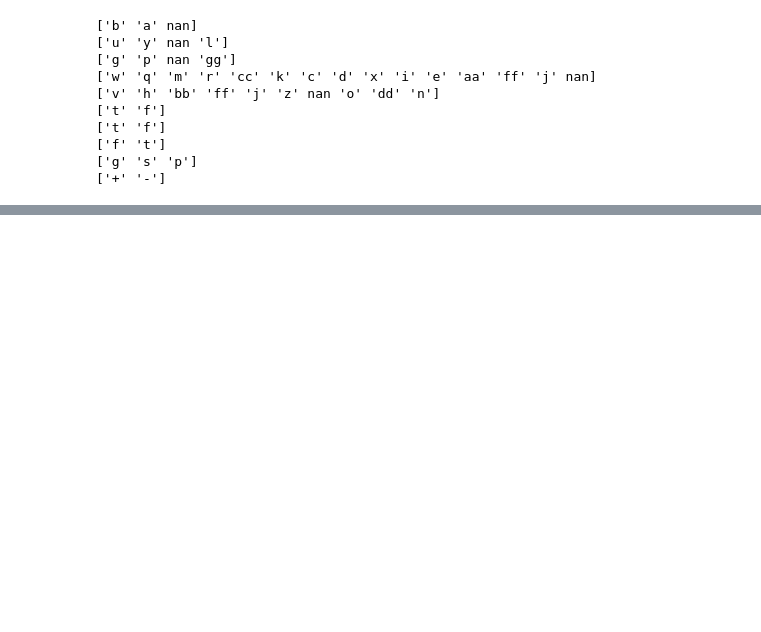
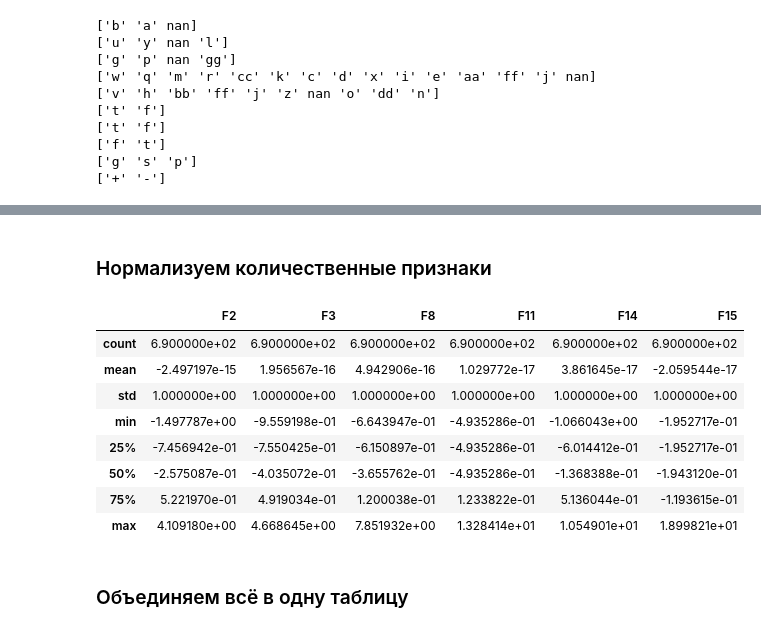
Before and after one commit to subv13/ru_ml_bootcamp, a Jupyter notebook: scoring_tutorial.ipynb, the cells around one changed output, grey strips where cells are left out. Saved outputs shown, nothing was run; the diff lists cells and outputs as text; code cells hidden in the pictures; blank space fills up the shorter version.

```diff
--- a/scoring_tutorial.ipynb
+++ b/scoring_tutorial.ipynb
@@ -119,0 +145,3 @@ for column in categorical_columns:
+# %%
+cat_col_describe = data.describe(include=[object])
+cat_col_describe
@@ -119,0 +154,4 @@ for column in categorical_columns:
+# %%
+# Заполняем пропуски номинальных признаков
+for col in categorical_columns:
+    data[col] = data[col].fillna(cat_col_describe[col]['top'])
@@ -119,0 +160,6 @@ for column in categorical_columns:
+# %%
+binary_columns = [col for col in categorical_columns
+                  if cat_col_describe[col]['unique'] == 2]
+nonbinary_columns = [col for col in categorical_columns
+                     if cat_col_describe[col]['unique'] > 2]
+print binary_columns, nonbinary_columns
@@ -119,0 +168,8 @@ for column in categorical_columns:
+# %%
+for col in binary_columns:
+    top = cat_col_describe[col]['top']
+    top_items = data[col] == top
+    data.loc[top_items, col] = 0
+    data.loc[np.logical_not(top_items), col] = 1
+
+data[binary_columns].describe()
@@ -119,0 +184,18 @@ for column in categorical_columns:
+# %% [markdown]
+### Нормализуем количественные признаки
+# %%
+data_numerical = data[numerical_columns]
+data_numerical = (data_numerical - data_numerical.mean()) / data_numerical.std()
+data_numerical.describe()
+# %% [output]
+|  | F2 | F3 | F8 | F11 | F14 | F15 |
+| count | 6.900000e+02 | 6.900000e+02 | 6.900000e+02 | 6.900000e+02 | 6.900000e+02 | 6.900000e+02 |
+| mean | -2.497197e-15 | 1.956567e-16 | 4.942906e-16 | 1.029772e-17 | 3.861645e-17 | -2.059544e-17 |
+| std | 1.000000e+00 | 1.000000e+00 | 1.000000e+00 | 1.000000e+00 | 1.000000e+00 | 1.000000e+00 |
+| min | -1.497787e+00 | -9.559198e-01 | -6.643947e-01 | -4.935286e-01 | -1.066043e+00 | -1.952717e-01 |
+| 25% | -7.456942e-01 | -7.550425e-01 | -6.150897e-01 | -4.935286e-01 | -6.014412e-01 | -1.952717e-01 |
+| 50% | -2.575087e-01 | -4.035072e-01 | -3.655762e-01 | -4.935286e-01 | -1.368388e-01 | -1.943120e-01 |
+| 75% | 5.221970e-01 | 4.919034e-01 | 1.200038e-01 | 1.233822e-01 | 5.136044e-01 | -1.193615e-01 |
+| max | 4.109180e+00 | 4.668645e+00 | 7.851932e+00 | 1.328414e+01 | 1.054901e+01 | 1.899821e+01 |
+# %% [markdown]
+### Объединяем всё в одну таблицу
```
Also changed, not shown: parts of 14 cells of this notebook.
